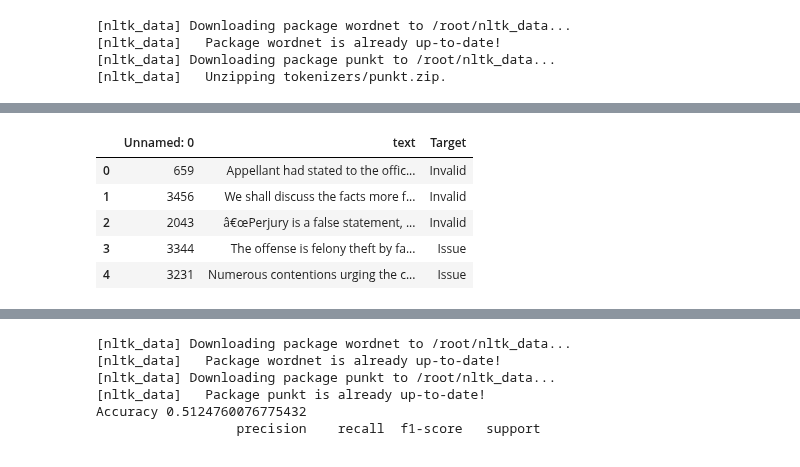
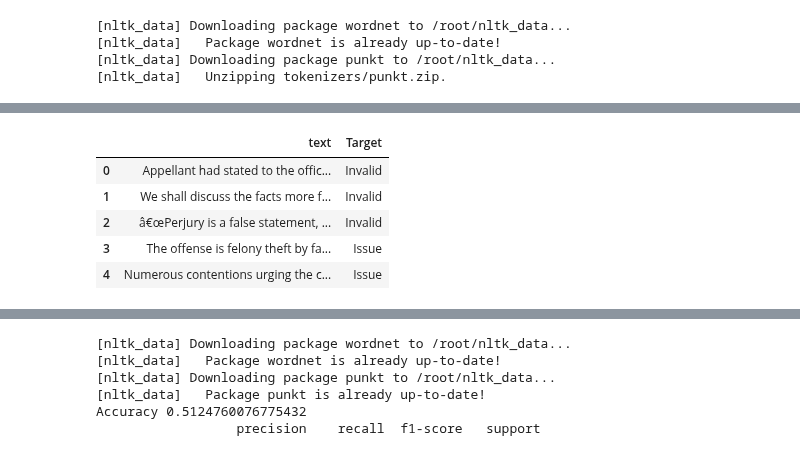
Before and after one commit to prithvikolla/Compuational_Methods_INFO5731, a Jupyter notebook: Project_Legal_Text_Mining/Results/semi_supervised_highkappa.ipynb, the cells around one changed output, grey strips where cells are left out. Cells and saved outputs as stored; diff of their text form; code cells hidden in the pictures.

```diff
--- a/Project_Legal_Text_Mining/Results/semi_supervised_highkappa.ipynb
+++ b/Project_Legal_Text_Mining/Results/semi_supervised_highkappa.ipynb
@@ -237,13 +238,14 @@ See the caveats in the documentation: https://pandas.pydata.org/pandas-docs/stab
 # %%
 train = train.rename(columns={'Sentence':'text'})
+del train['Unnamed: 0']
 train.head()
 # %% [output]
-|  | Unnamed: 0 | text | Target |
-| 0 | 659 | Appellant had stated to the offic... | Invalid |
-| 1 | 3456 | We shall discuss the facts more f... | Invalid |
-| 2 | 2043 | â€œPerjury is a false statement, ... | Invalid |
-| 3 | 3344 | The offense is felony theft by fa... | Issue |
-| 4 | 3231 | Numerous contentions urging the c... | Issue |
+|  | text | Target |
+| 0 | Appellant had stated to the offic... | Invalid |
+| 1 | We shall discuss the facts more f... | Invalid |
+| 2 | â€œPerjury is a false statement, ... | Invalid |
+| 3 | The offense is felony theft by fa... | Issue |
+| 4 | Numerous contentions urging the c... | Issue |
 # %%
 frame_1 = [train,unlabel_1]
 train_1 = pd.concat(frame_1)
```
Also changed, not shown: parts of 34 cells of this notebook, 1 other file.
